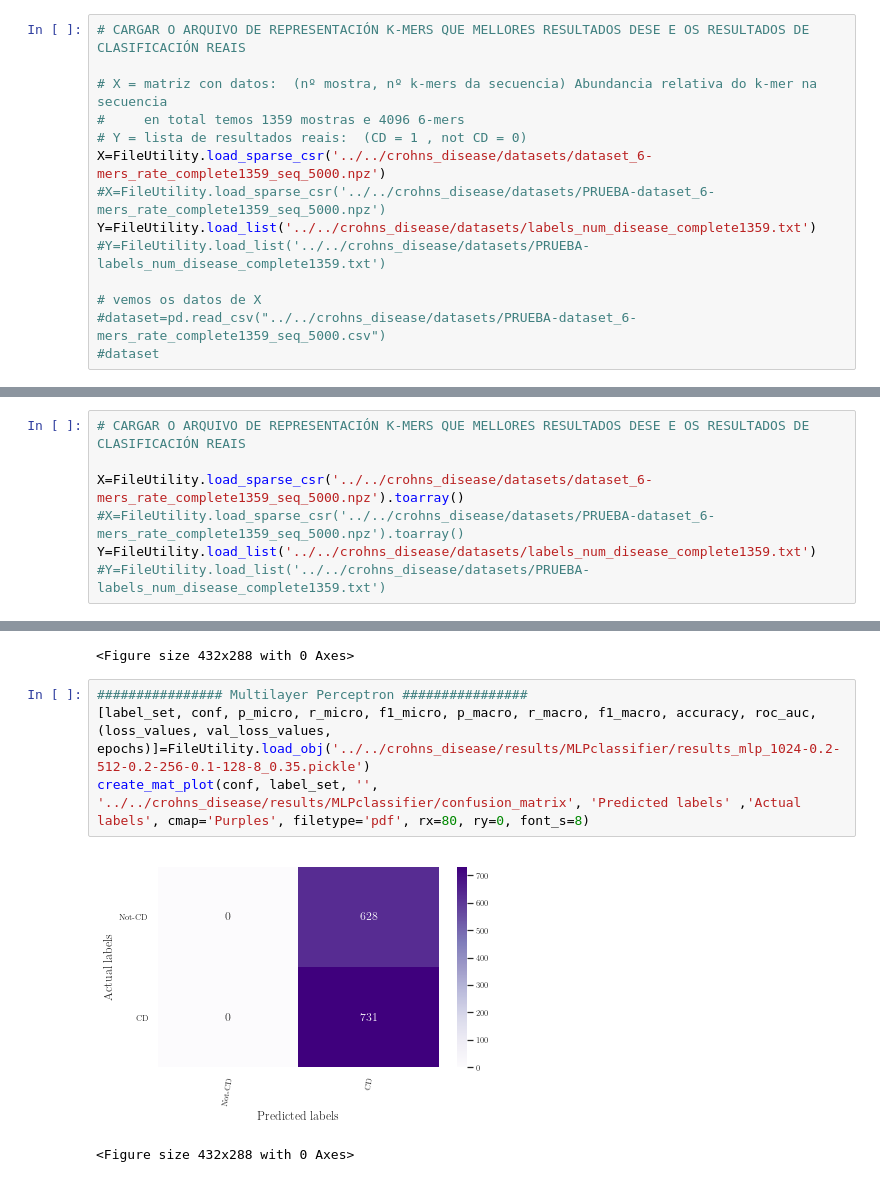
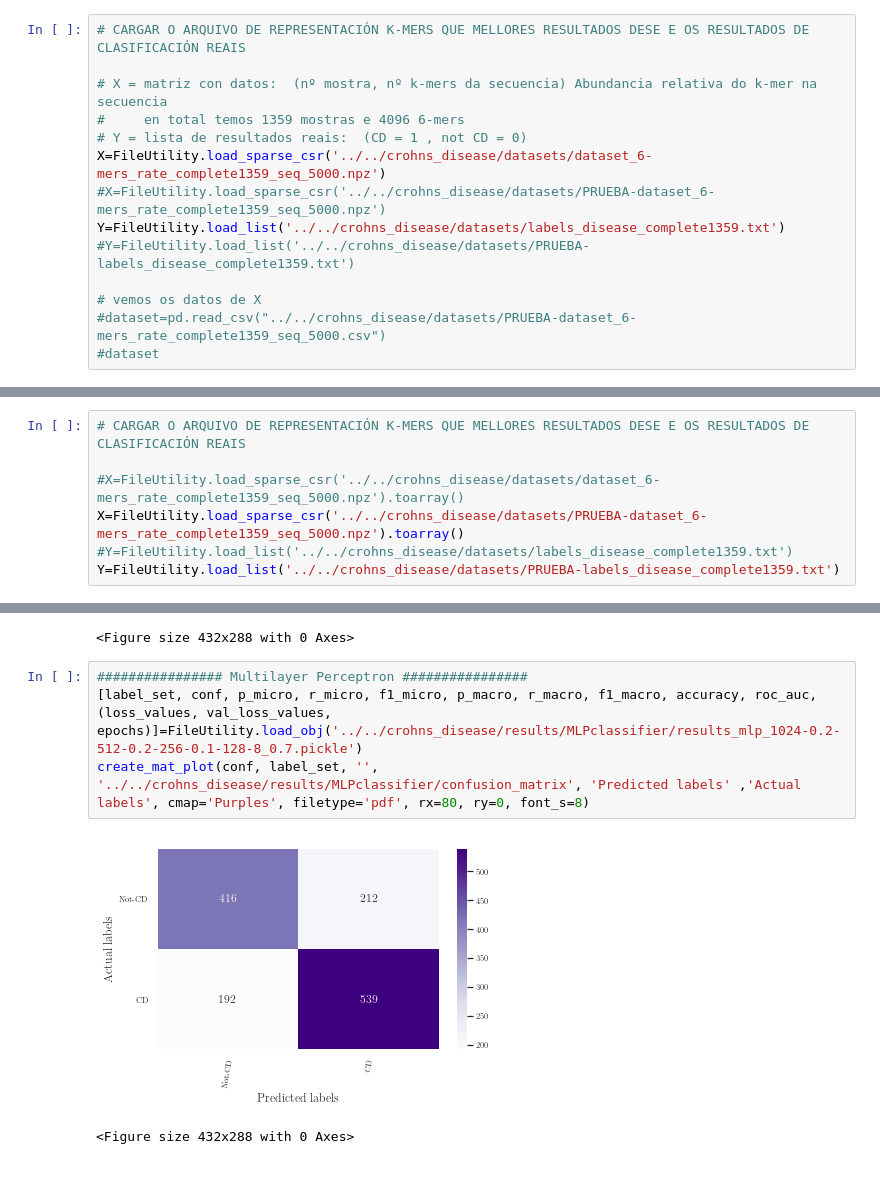
Before and after one commit to Nugofe/MicroPheno, a Jupyter notebook: notebooks/My-Micropheno.ipynb, the cells around one changed output, grey strips where cells are left out. Saved outputs shown, nothing was run; the diff lists cells and outputs as text.

```diff
--- a/notebooks/My-Micropheno.ipynb
+++ b/notebooks/My-Micropheno.ipynb
@@ -21,8 +24,8 @@ Using TensorFlow backend.
 # Y = lista de resultados reais:  (CD = 1 , not CD = 0)
 X=FileUtility.load_sparse_csr('../../crohns_disease/datasets/dataset_6-mers_rate_complete1359_seq_5000.npz')
 #X=FileUtility.load_sparse_csr('../../crohns_disease/datasets/PRUEBA-dataset_6-mers_rate_complete1359_seq_5000.npz')
-Y=FileUtility.load_list('../../crohns_disease/datasets/labels_num_disease_complete1359.txt')
-#Y=FileUtility.load_list('../../crohns_disease/datasets/PRUEBA-labels_num_disease_complete1359.txt')
+Y=FileUtility.load_list('../../crohns_disease/datasets/labels_disease_complete1359.txt')
+#Y=FileUtility.load_list('../../crohns_disease/datasets/PRUEBA-labels_disease_complete1359.txt')
 
 # vemos os datos de X
 #dataset=pd.read_csv("../../crohns_disease/datasets/PRUEBA-dataset_6-mers_rate_complete1359_seq_5000.csv")
@@ -83,10 +48,10 @@ labels      !!!!!!!!!!!['Not-CD', 'CD']
 # %%
 # CARGAR O ARQUIVO DE REPRESENTACIÓN K-MERS QUE MELLORES RESULTADOS DESE E OS RESULTADOS DE CLASIFICACIÓN REAIS
 
-X=FileUtility.load_sparse_csr('../../crohns_disease/datasets/dataset_6-mers_rate_complete1359_seq_5000.npz').toarray()
-#X=FileUtility.load_sparse_csr('../../crohns_disease/datasets/PRUEBA-dataset_6-mers_rate_complete1359_seq_5000.npz').toarray()
-Y=FileUtility.load_list('../../crohns_disease/datasets/labels_num_disease_complete1359.txt')
-#Y=FileUtility.load_list('../../crohns_disease/datasets/PRUEBA-labels_num_disease_complete1359.txt')
+#X=FileUtility.load_sparse_csr('../../crohns_disease/datasets/dataset_6-mers_rate_complete1359_seq_5000.npz').toarray()
+X=FileUtility.load_sparse_csr('../../crohns_disease/datasets/PRUEBA-dataset_6-mers_rate_complete1359_seq_5000.npz').toarray()
+#Y=FileUtility.load_list('../../crohns_disease/datasets/labels_disease_complete1359.txt')
+Y=FileUtility.load_list('../../crohns_disease/datasets/PRUEBA-labels_disease_complete1359.txt')
 # %%
 # CREAR E ENTRENAR OS CLASIFICADORES E GARDAR OS RESULTADOS
 
@@ -141,8 +106,8 @@ create_mat_plot(conf, label_set, '', '../../crohns_disease/results/SVMclassifier
 <Figure size 432x288 with 0 Axes>
 # %%
 ################ Multilayer Perceptron ################
-[label_set, conf, p_micro, r_micro, f1_micro, p_macro, r_macro, f1_macro, accuracy, roc_auc, (loss_values, val_loss_values, epochs)]=FileUtility.load_obj('../../crohns_disease/results/MLPclassifier/results_mlp_1024-0.2-512-0.2-256-0.1-128-8_0.35.pickle')
+[label_set, conf, p_micro, r_micro, f1_micro, p_macro, r_macro, f1_macro, accuracy, roc_auc, (loss_values, val_loss_values, epochs)]=FileUtility.load_obj('../../crohns_disease/results/MLPclassifier/results_mlp_1024-0.2-512-0.2-256-0.1-128-8_0.7.pickle')
 create_mat_plot(conf, label_set, '', '../../crohns_disease/results/MLPclassifier/confusion_matrix', 'Predicted labels' ,'Actual labels', cmap='Purples', filetype='pdf', rx=80, ry=0, font_s=8)
 # %% [output]
-[figure, old version]
+[figure, new version]
 <Figure size 432x288 with 0 Axes>
```
Also changed, not shown: parts of 5 cells of this notebook, 8 other files.
